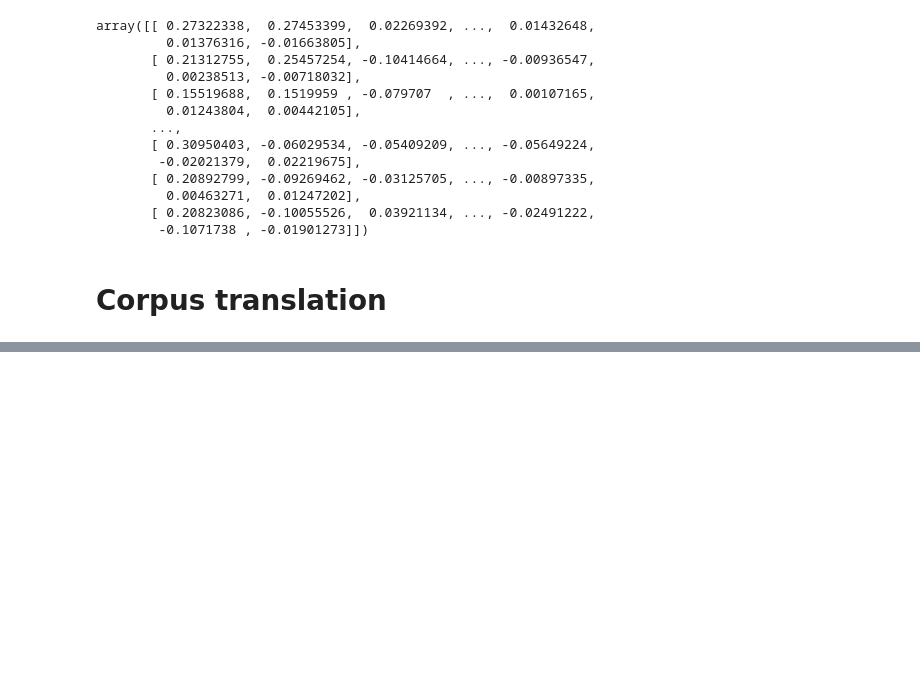
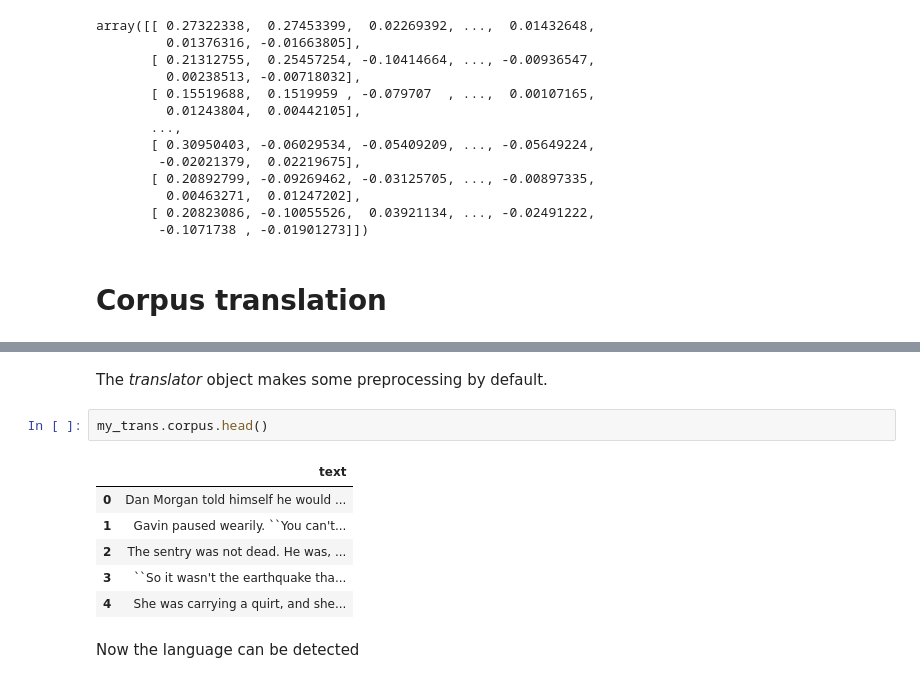
Before and after one commit to jaimeoliver1/Auto-text-mining, a Jupyter notebook: Example.ipynb, the cells around one changed output, grey strips where cells are left out. Saved outputs shown, nothing was run; the diff lists cells and outputs as text; blank space fills up the shorter version.

```diff
--- a/Example.ipynb
+++ b/Example.ipynb
@@ -453,0 +130,13 @@ NameError: name 'SnowballStemmer' is not defined
+# %% [markdown]
+The *translator* object makes some preprocessing by default.
+# %%
+my_trans.corpus.head()
+# %% [output]
+|  | text |
+| 0 | Dan Morgan told himself he would ... |
+| 1 | Gavin paused wearily. ``You can't... |
+| 2 | The sentry was not dead. He was, ... |
+| 3 | ``So it wasn't the earthquake tha... |
+| 4 | She was carrying a quirt, and she... |
+# %% [markdown]
+Now the language can be detected
```
Also changed, not shown: parts of 16 cells of this notebook.
